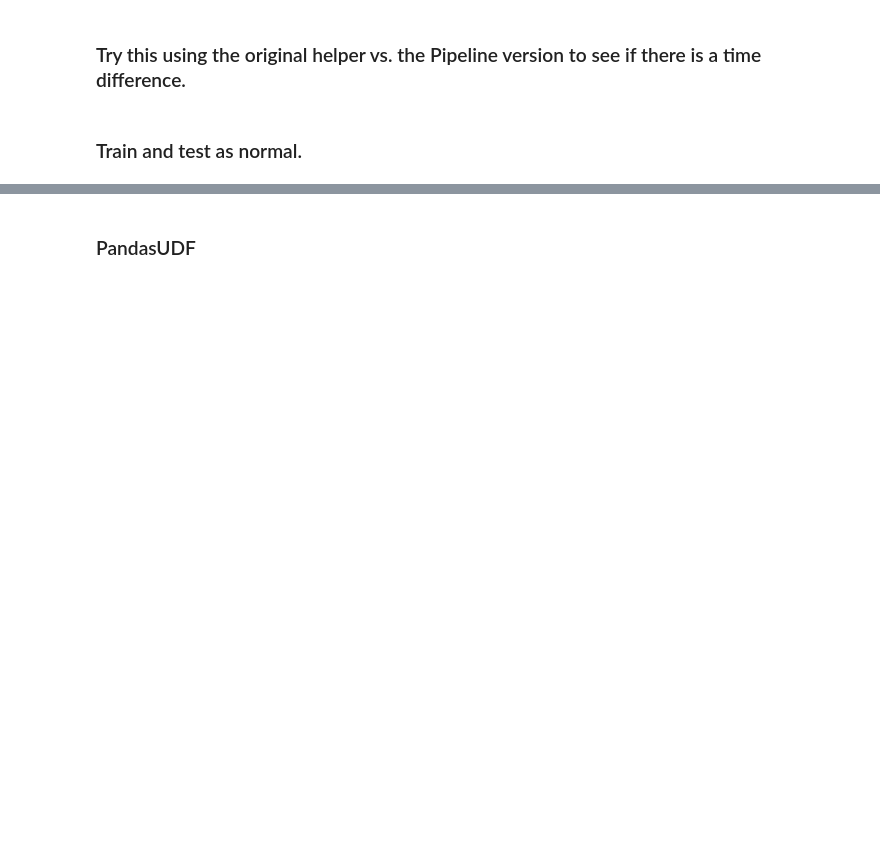
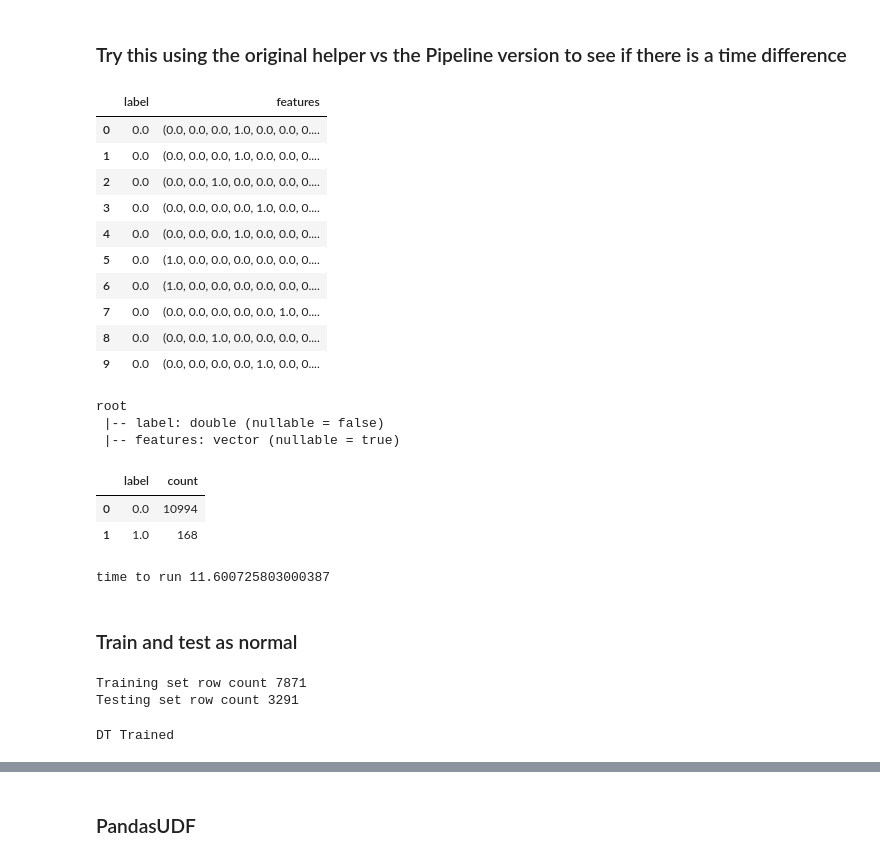
Before and after one commit to roitraining/SparkforDataScientists, a Jupyter notebook: Ch07_Pipelines.ipynb, the cells around one changed output, grey strips where cells are left out. Saved outputs shown, nothing was run; the diff lists cells and outputs as text; code cells hidden in the pictures; blank space fills up the shorter version.

```diff
--- a/Ch07_Pipelines.ipynb
+++ b/Ch07_Pipelines.ipynb
@@ -69,30 +95,54 @@ print(df.take(1))
 # %% [markdown]
-### Try this using the original helper vs. the Pipeline version to see if there is a time difference.
+### Try this using the original helper vs the Pipeline version to see if there is a time difference
 # %%
 from timeit import default_timer as timer
 
 start = timer()
 
-#dfML = pyh.MakeMLDataFramePipeline(df, categorical_features, numeric_features, target_label)
-dfML = pyh.MakeMLDataFrame(df, categorical_features, numeric_features, target_label)
+dfML = pyh.MakeMLDataFramePipeline(df, categorical_features, numeric_features, target_label)
+#dfML = pyh.MakeMLDataFrame(df, categorical_features, numeric_features, target_label)
 
 display(dfML)
 dfML.printSchema()
 labelCnt = dfML.groupBy('label').count()
 display(labelCnt)
 
 end = timer()
 print('time to run', end - start)
+# %% [output]
+|  | label | features |
+| 0 | 0.0 | (0.0, 0.0, 0.0, 1.0, 0.0, 0.0, 0.... |
+| 1 | 0.0 | (0.0, 0.0, 0.0, 1.0, 0.0, 0.0, 0.... |
+| 2 | 0.0 | (0.0, 0.0, 1.0, 0.0, 0.0, 0.0, 0.... |
+| 3 | 0.0 | (0.0, 0.0, 0.0, 0.0, 1.0, 0.0, 0.... |
+| 4 | 0.0 | (0.0, 0.0, 0.0, 1.0, 0.0, 0.0, 0.... |
+| 5 | 0.0 | (1.0, 0.0, 0.0, 0.0, 0.0, 0.0, 0.... |
+| 6 | 0.0 | (1.0, 0.0, 0.0, 0.0, 0.0, 0.0, 0.... |
+| 7 | 0.0 | (0.0, 0.0, 0.0, 0.0, 0.0, 1.0, 0.... |
+| 8 | 0.0 | (0.0, 0.0, 1.0, 0.0, 0.0, 0.0, 0.... |
+| 9 | 0.0 | (0.0, 0.0, 0.0, 0.0, 1.0, 0.0, 0.... |
+root
+ |-- label: double (nullable = false)
+ |-- features: vector (nullable = true)
+|  | label | count |
+| 0 | 0.0 | 10994 |
+| 1 | 1.0 | 168 |
+time to run 11.600725803000387
 # %% [markdown]
-### Train and test as normal.
+### Train and test as normal
 # %%
 train, test = dfML.randomSplit([.7,.3], seed = 10)
 print (f'Training set row count {train.count()}')
 print (f'Testing set row count {test.count()}')
+# %% [output]
+Training set row count 7871
+Testing set row count 3291
 # %%
 from pyspark.ml.classification import DecisionTreeClassifier
 dt = DecisionTreeClassifier(featuresCol = 'features', labelCol = 'label', maxDepth = 3)
 dtModel = dt.fit(train)
 print('DT Trained')
+# %% [output]
+DT Trained
 # %%
 dtPredictions, dtLog = pyh.predict_and_evaluate(dtModel, test)
```
Also changed, not shown: parts of 9 cells of this notebook, 5 other files.
